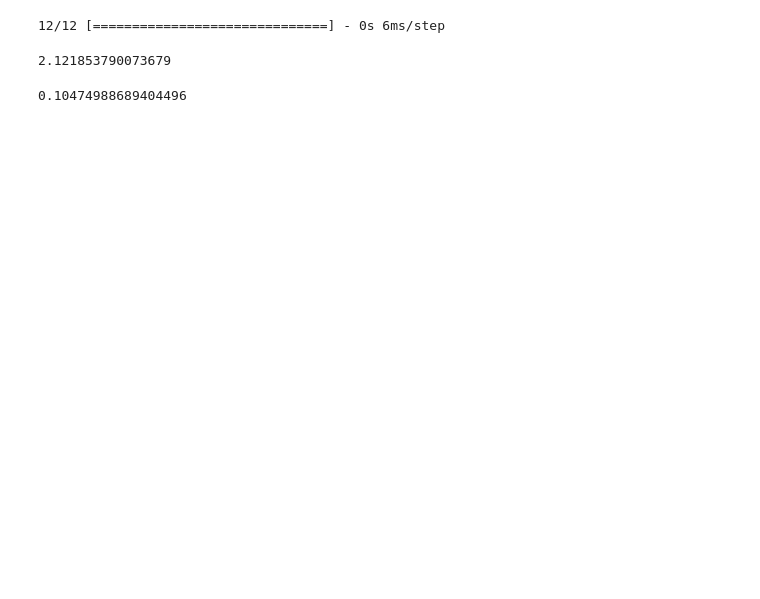
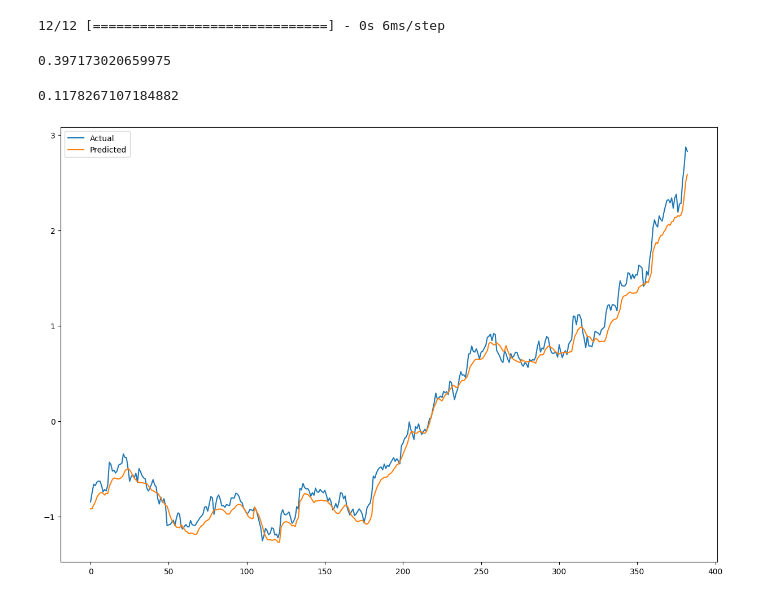
Before and after one commit to Neermita18/Stock_Market_Analysis, a Jupyter notebook: TATA_MOTORS_Technical_stock_market_analysis_LSTM.ipynb, the cells around one changed output. Saved outputs shown, nothing was run; the diff lists cells and outputs as text; code cells hidden in the pictures; blank space fills up the shorter version.

```diff
--- a/TATA_MOTORS_Technical_stock_market_analysis_LSTM.ipynb
+++ b/TATA_MOTORS_Technical_stock_market_analysis_LSTM.ipynb
@@ -193,8 +225,8 @@ lstm= Sequential()
 # %%
 lstm.add(LSTM(units = 64, return_sequences = True, input_shape = (X_train.shape[1], X_train.shape[2]), activation='relu'))
 lstm.add(Dropout(0.2))
-lstm.add(LSTM(units = 64, return_sequences = True, activation='relu'))
-lstm.add(Dropout(0.2))
+# lstm.add(LSTM(units = 64, return_sequences = True, activation='relu'))
+# lstm.add(Dropout(0.2))
 lstm.add(LSTM(units = 64, activation='PReLU'))
 lstm.add(Dropout(0.2))
 lstm.add(Dense(units = 1))
@@ -219,6 +253,6 @@ Trainable params: 84097 (328.50 KB)
 Non-trainable params: 0 (0.00 Byte)
 _________________________________________________________________
 # %%
-h= lstm.fit(X_train, y_train, epochs = 100, batch_size = 32, verbose=2, shuffle=False)
+h= lstm.fit(X_train, y_train, epochs = 100, batch_size = 64, verbose=2, shuffle=False)
 # %% [output]
 Epoch 1/100
@@ -256,8 +290,16 @@ from sklearn.metrics import mean_squared_error
 # %%
 mean_squared_error(y_test,y_pred, squared=False)
 # %% [output]
-2.121853790073679
+0.397173020659975
 # %%
 mean_squared_error(y_train,y_tpred, squared=False)
 # %% [output]
-0.10474988689404496
+0.1178267107184882
+# %%
+plt.figure(figsize=(15,10))
+plt.plot(y_train, label='Actual')
+plt.plot(y_tpred, label='Predicted')
+plt.legend()
+plt.show()
+# %% [output]
+[figure, added]
```
Also changed, not shown: parts of 7 cells of this notebook.
